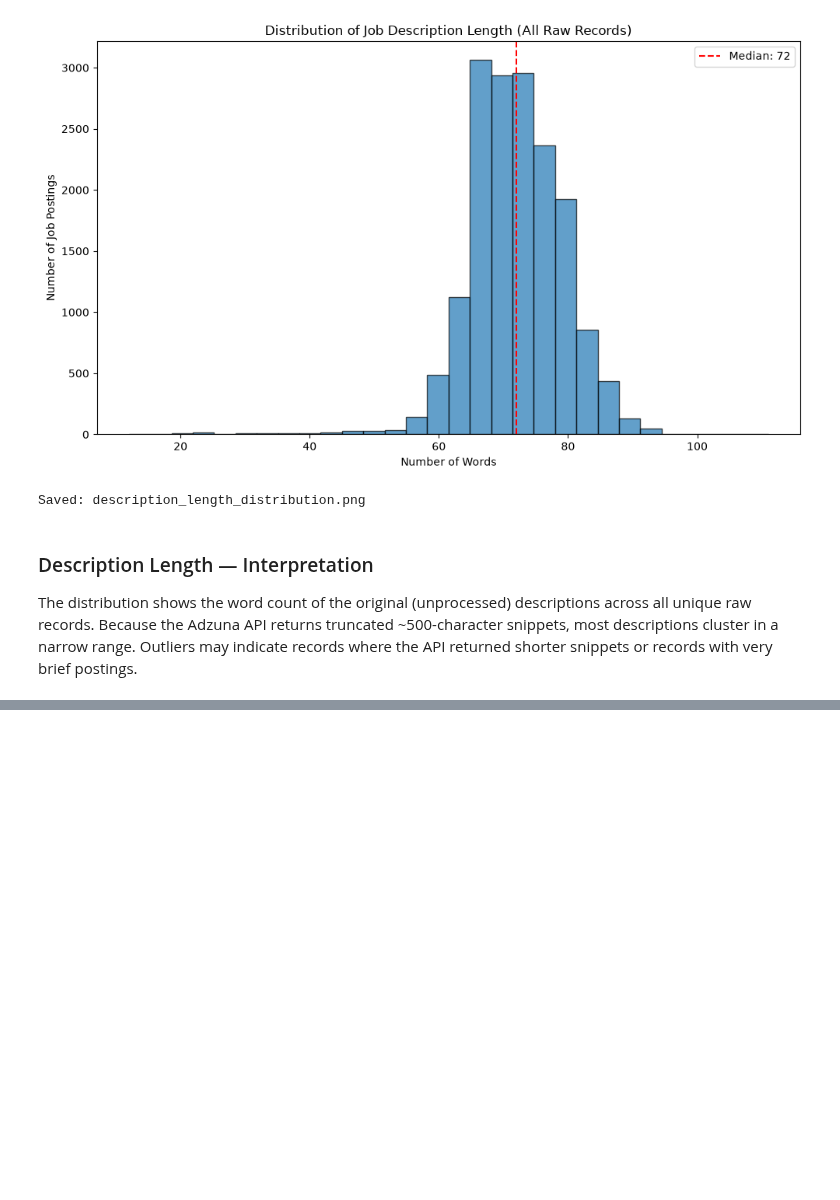
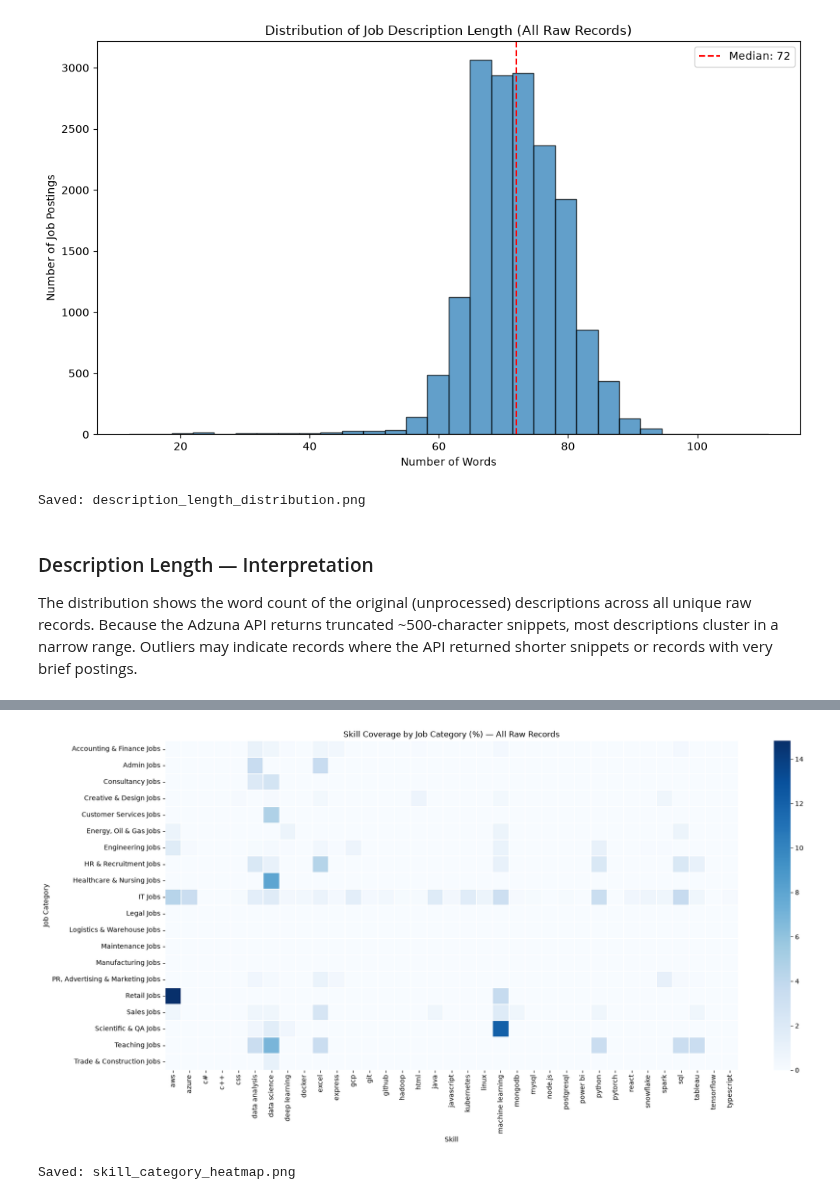
Before and after one commit to anusanth26/Career-Market-Intelligence, a Jupyter notebook: notebooks/1b_text_cleaning_eda.ipynb, the cells around one changed output, grey strips where cells are left out. Cells and saved outputs as stored; diff of their text form; code cells hidden in the pictures; blank space fills up the shorter version.

```diff
--- a/notebooks/1b_text_cleaning_eda.ipynb
+++ b/notebooks/1b_text_cleaning_eda.ipynb
@@ -514,0 +771,19 @@ very brief postings.
+# %%
+# ── 25. Skill-category heatmap ─────────────────────────────────────────
+
+heatmap_data = category_skill_df.pivot(
+    index="category", columns="skill", values="coverage_percent"
+).fillna(0)
+
+fig, ax = plt.subplots(figsize=(18, 9))
+sns.heatmap(heatmap_data, cmap="Blues", linewidths=0.2, ax=ax)
+ax.set_title("Skill Coverage by Job Category (%) — All Raw Records")
+ax.set_xlabel("Skill")
+ax.set_ylabel("Job Category")
+plt.tight_layout()
+plt.savefig(str(VIZ_DIR / "skill_category_heatmap.png"), dpi=150, bbox_inches="tight")
+plt.show()
+print("Saved: skill_category_heatmap.png")
+# %% [output]
+[figure, added]
+Saved: skill_category_heatmap.png
```
Also changed, not shown: parts of 13 cells of this notebook.
